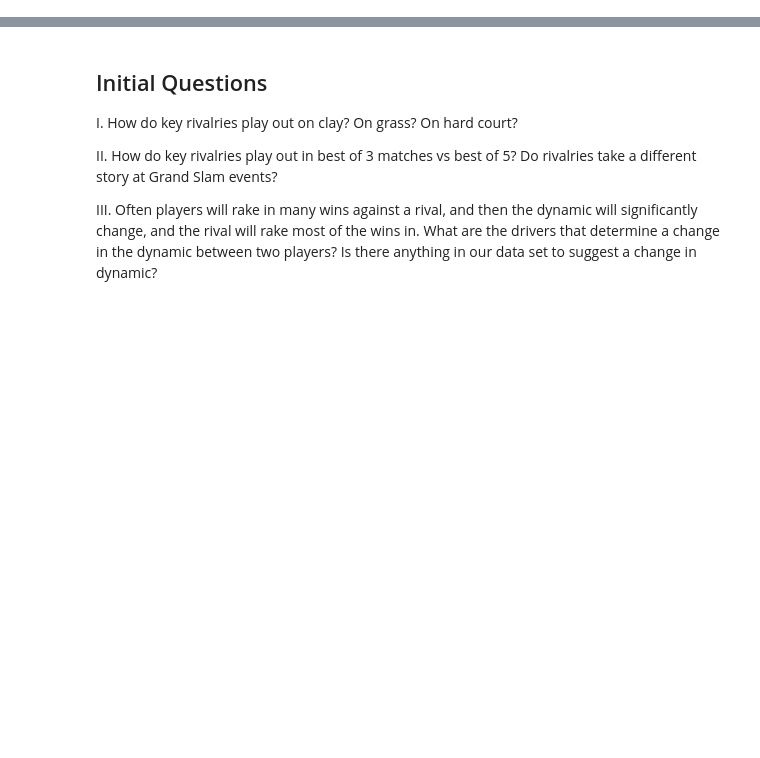
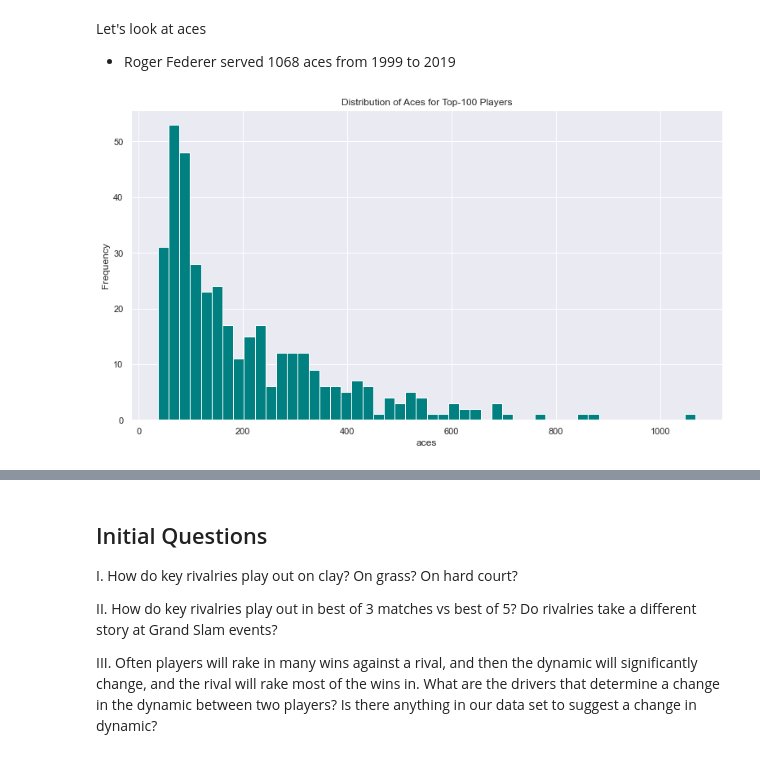
Before and after one commit to Racket-Science/Tennis-Match-Predictions, a Jupyter notebook: Notebooks/bondy_books/explore.ipynb, the cells around one changed output, grey strips where cells are left out. Saved outputs shown, nothing was run; the diff lists cells and outputs as text; code cells hidden in the pictures; blank space fills up the shorter version.

```diff
--- a/Notebooks/bondy_books/explore.ipynb
+++ b/Notebooks/bondy_books/explore.ipynb
@@ -55,0 +181,12 @@ df.head(1)
+# %% [markdown]
+Let's look at aces
+* Roger Federer served 1068 aces from 1999 to 2019
+# %%
+# plot distribution of aces
+plt.figure(figsize = (13, 7))
+pf.ace_total.hist(color = 'teal', bins = 50)
+plt.ylabel('Frequency')
+plt.xlabel('aces')
+plt.title('Distribution of Aces for Top-100 Players');
+# %% [output]
+[figure, added]
```
Also changed, not shown: parts of 41 cells of this notebook.
